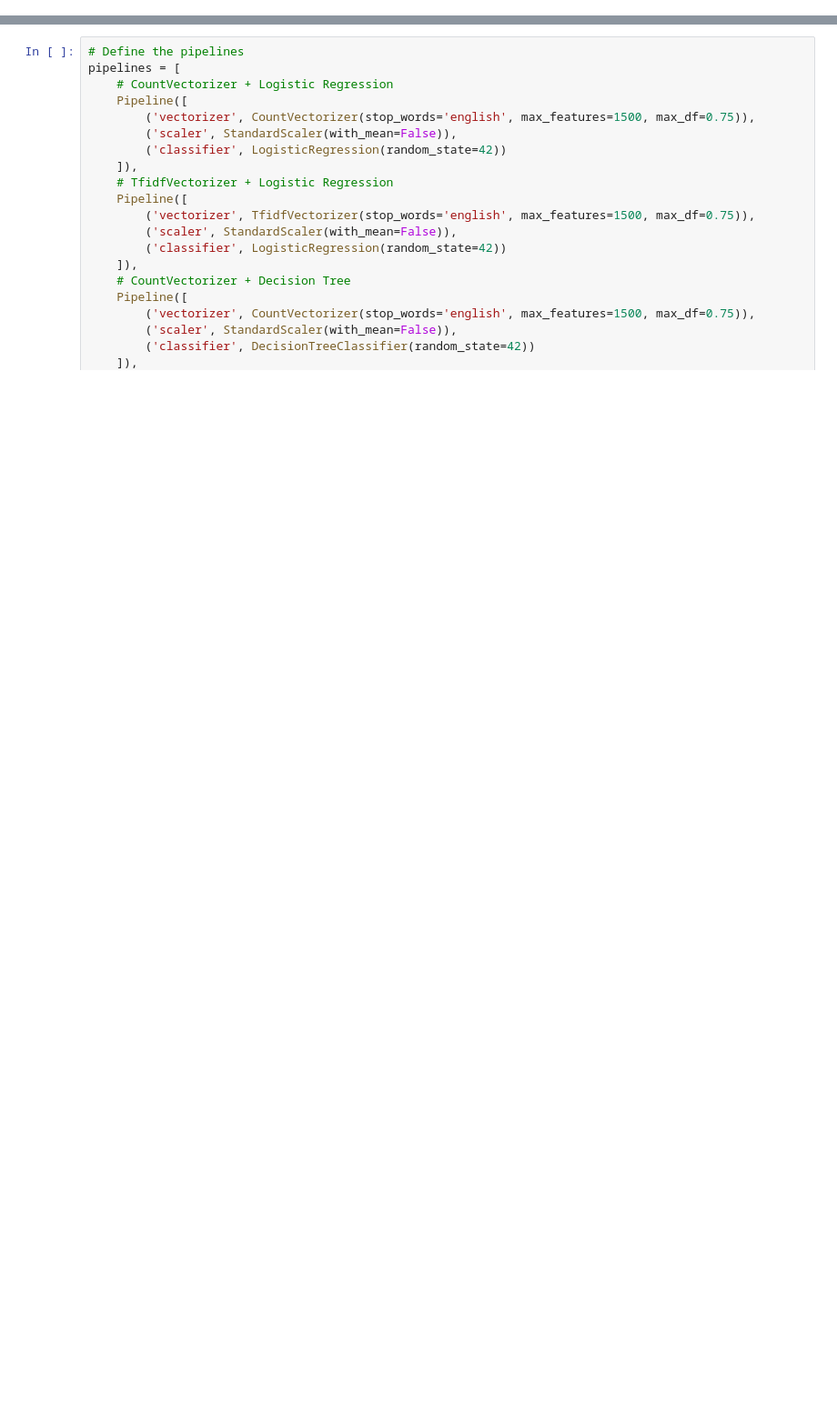
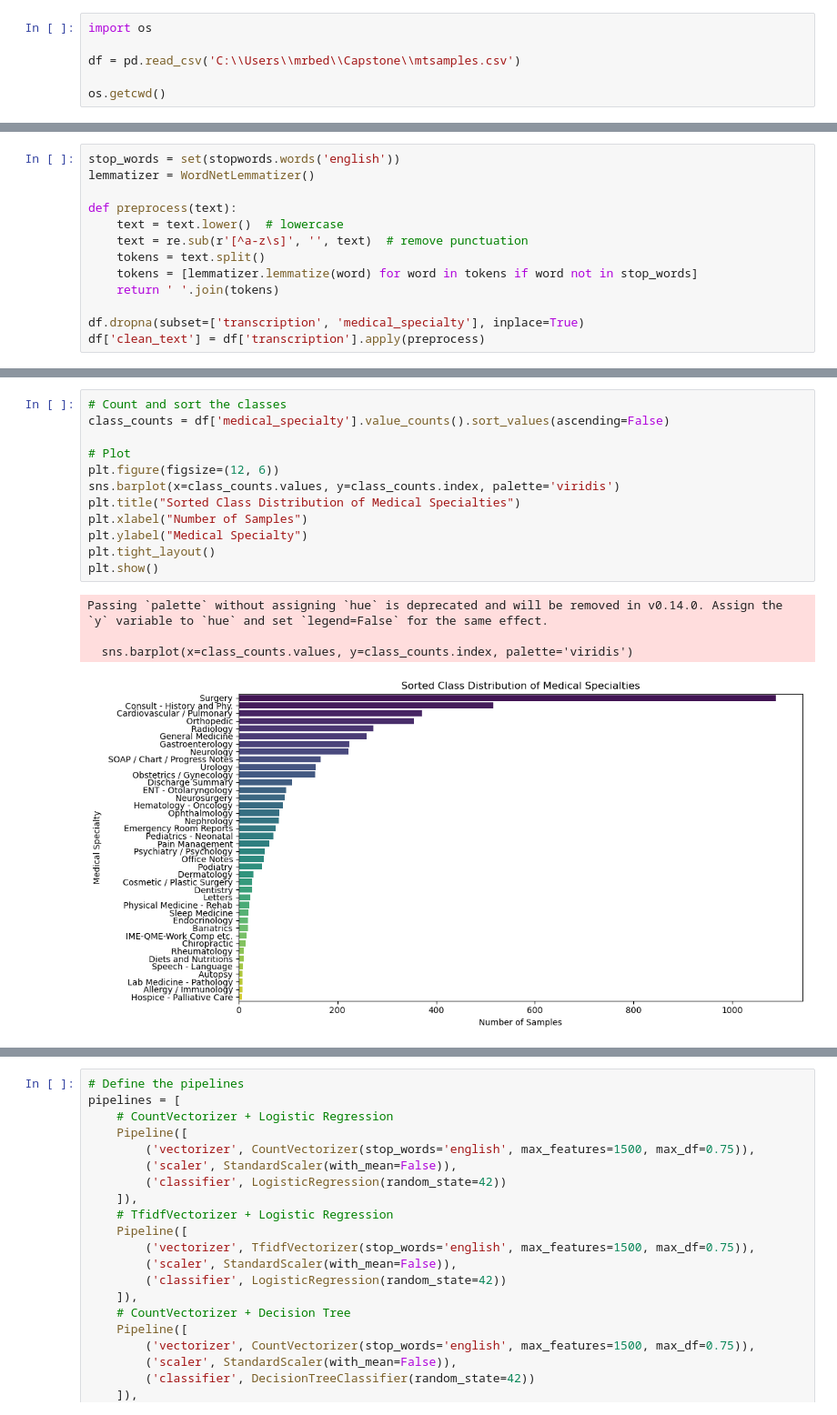
Before and after one commit to MRiDeb/Text-Classification, a Jupyter notebook: Text_Classification1.ipynb, the cells around one changed output, grey strips where cells are left out. Shown at 91% size. Cells and saved outputs as stored; diff of their text form; blank space fills up the shorter version.

```diff
--- a/Text_Classification1.ipynb
+++ b/Text_Classification1.ipynb
@@ -83,0 +75,6 @@ def preprocess_text(text):
+# %%
+import os
+
+df = pd.read_csv('C:\\Users\\mrbed\\Capstone\\mtsamples.csv')
+
+os.getcwd()
@@ -83,0 +110,13 @@ def preprocess_text(text):
+# %%
+stop_words = set(stopwords.words('english'))
+lemmatizer = WordNetLemmatizer()
+
+def preprocess(text):
+    text = text.lower()  # lowercase
+    text = re.sub(r'[^a-z\s]', '', text)  # remove punctuation
+    tokens = text.split()
+    tokens = [lemmatizer.lemmatize(word) for word in tokens if word not in stop_words]
+    return ' '.join(tokens)
+
+df.dropna(subset=['transcription', 'medical_specialty'], inplace=True)
+df['clean_text'] = df['transcription'].apply(preprocess)
@@ -83,0 +140,17 @@ def preprocess_text(text):
+# %%
+# Count and sort the classes
+class_counts = df['medical_specialty'].value_counts().sort_values(ascending=False)
+
+# Plot
+plt.figure(figsize=(12, 6))
+sns.barplot(x=class_counts.values, y=class_counts.index, palette='viridis')
+plt.title("Sorted Class Distribution of Medical Specialties")
+plt.xlabel("Number of Samples")
+plt.ylabel("Medical Specialty")
+plt.tight_layout()
+plt.show()
+# %% [output]
+Passing `palette` without assigning `hue` is deprecated and will be removed in v0.14.0. Assign the `y` variable to `hue` and set `legend=False` for the same effect.
+
+  sns.barplot(x=class_counts.values, y=class_counts.index, palette='viridis')
+[figure, added]
```
Also changed, not shown: parts of 45 cells of this notebook.
